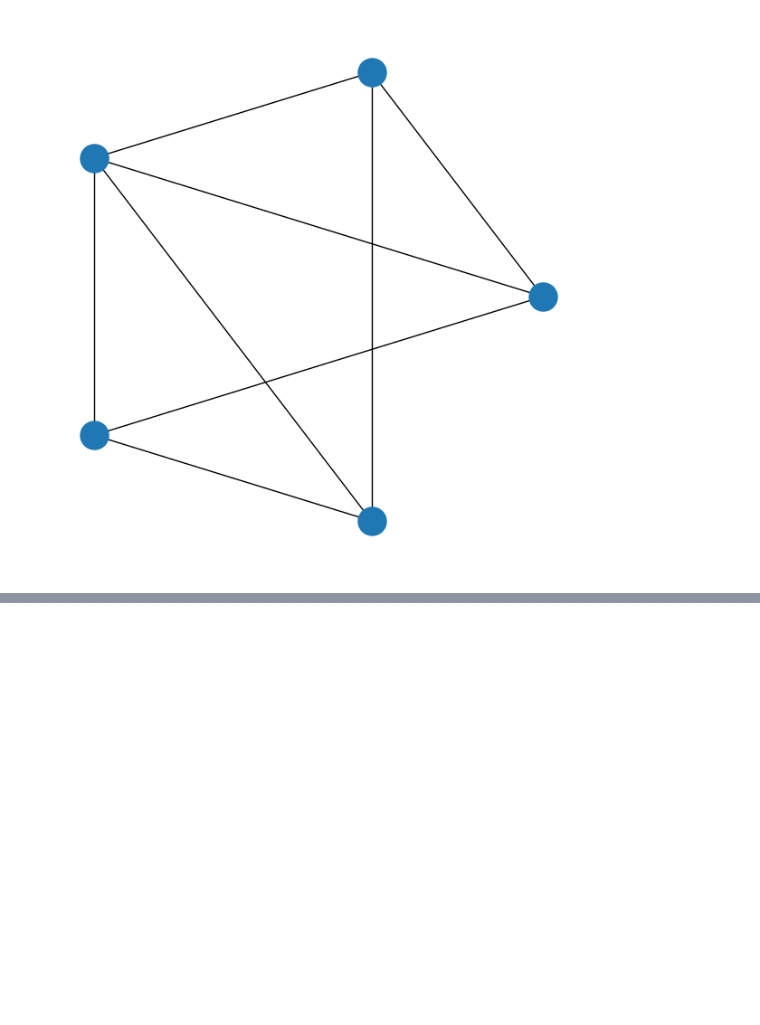
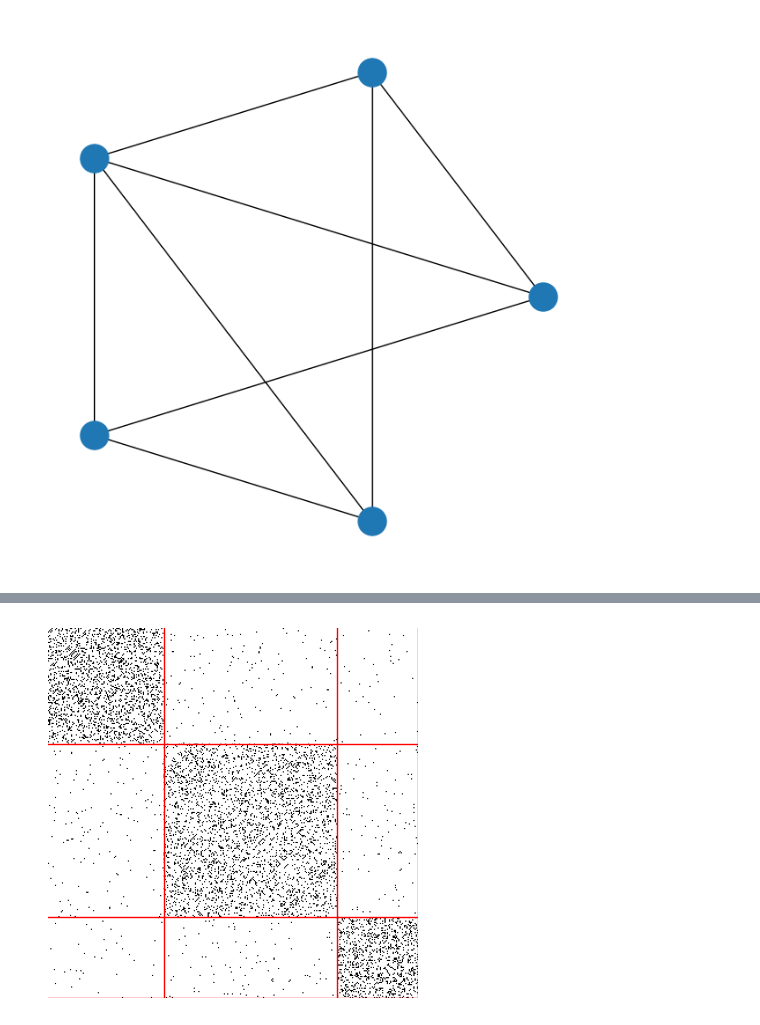
Before and after one commit to QMoayedpour/PGM_MVA, a Jupyter notebook: ntbk/vizu_graph.ipynb, the cells around one changed output, grey strips where cells are left out. Saved outputs shown, nothing was run; the diff lists cells and outputs as text; code cells hidden in the pictures; blank space fills up the shorter version.

```diff
--- a/ntbk/vizu_graph.ipynb
+++ b/ntbk/vizu_graph.ipynb
@@ -36,3 +37,7 @@ sbm.plot_graph()
+# %%
+sbm.plot_adj()
+# %% [output]
+[figure, added]
 # %%
 sbm = MySbmFromScratch()
 
```
Also changed, not shown: parts of 7 cells of this notebook.
